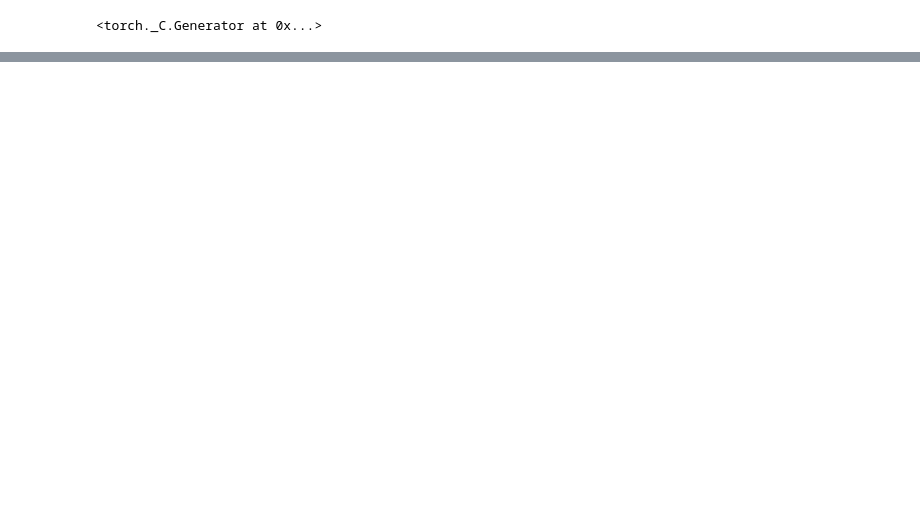
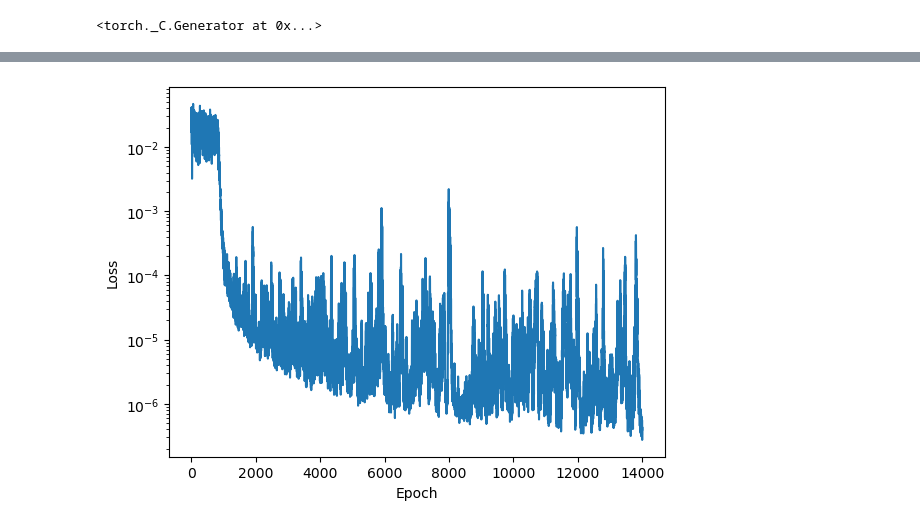
Before and after one commit to chaytonb/Assignment-1-ML-Course, a Jupyter notebook: 1d_advection_NN_testing.ipynb, the cells around one changed output, grey strips where cells are left out. Cells and saved outputs as stored; diff of their text form; code cells hidden in the pictures; blank space fills up the shorter version.

```diff
--- a/1d_advection_NN_testing.ipynb
+++ b/1d_advection_NN_testing.ipynb
@@ -90,19 +90,21 @@ def boundary_loss(t):
     # Compute the mean squared error of the difference
     return torch.mean((u_left - u_right) ** 2)
 
+losses = []
 # Training loop
 for epoch in range(num_epochs):
     optimizer.zero_grad()
 
     # Sample random collocation points
-    x_torch = torch.tensor(np.random.choice(x, num_samples, replace=True), dtype=torch.float32).reshape(-1, 1)
-    t_torch = torch.tensor(np.random.choice(t, num_samples, replace=True), dtype=torch.float32).reshape(-1, 1)
+    x_torch = torch.tensor(np.random.uniform(0, L, num_samples), dtype=torch.float32).reshape(-1, 1)
+    t_torch = torch.tensor(np.random.uniform(0, T, num_samples), dtype=torch.float32).reshape(-1, 1)
 
     # Compute losses
     loss_pde = pde_loss(x_torch, t_torch, a)
     loss_ic = ic_loss(x_torch)
     loss_boundary = boundary_loss(t_torch)  # Add boundary loss
-    loss = 3*loss_pde + loss_ic + loss_boundary  # Include boundary loss in total loss
+    loss = 2*loss_pde + loss_ic + loss_boundary  # Include boundary loss in total loss
+    losses.append(loss.detach().numpy())
 
     # Backpropagation
     loss.backward()
@@ -124,3 +130,11 @@ Epoch 9000, Loss: 0.0006135879666544497, PDE Loss: 3.341976480442099e-05, IC Los
+# %%
+# Plot training
+plt.plot(losses)
+plt.xlabel('Epoch')
+plt.ylabel ('Loss')
+plt.yscale('log')
+# %% [output]
+[figure, added]
 # %%
 # Plot the results
 plt.figure(figsize=(8, 6))
```
Also changed, not shown: parts of 3 cells of this notebook, 22 other files.
